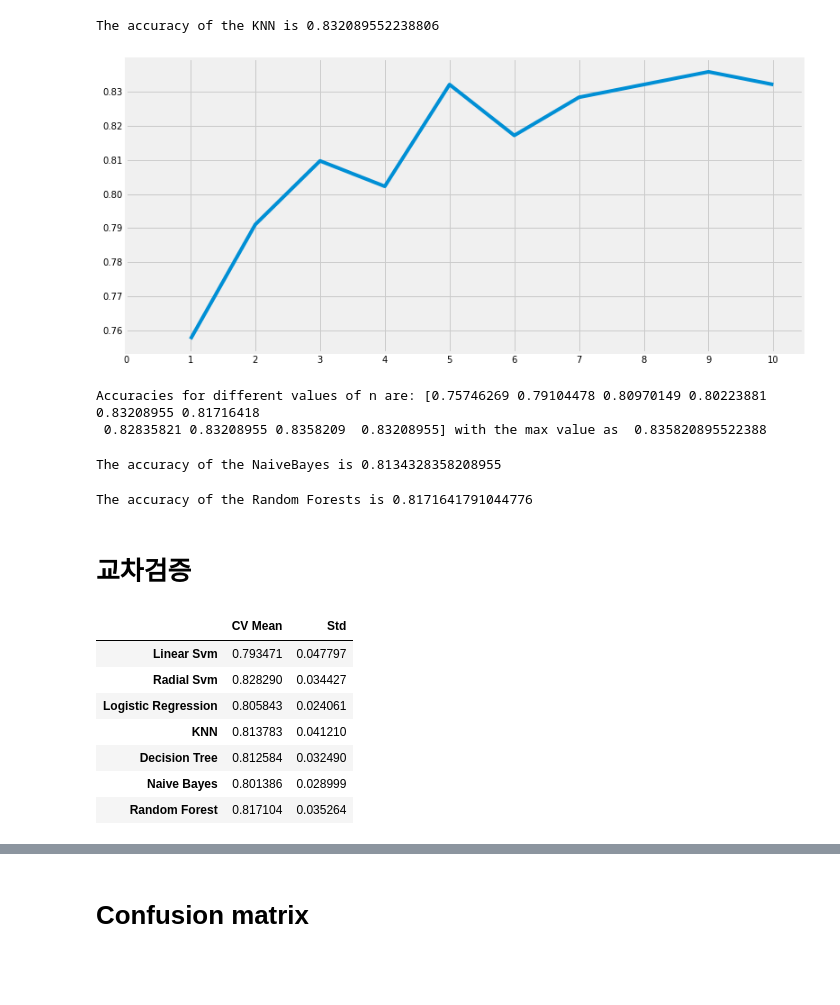
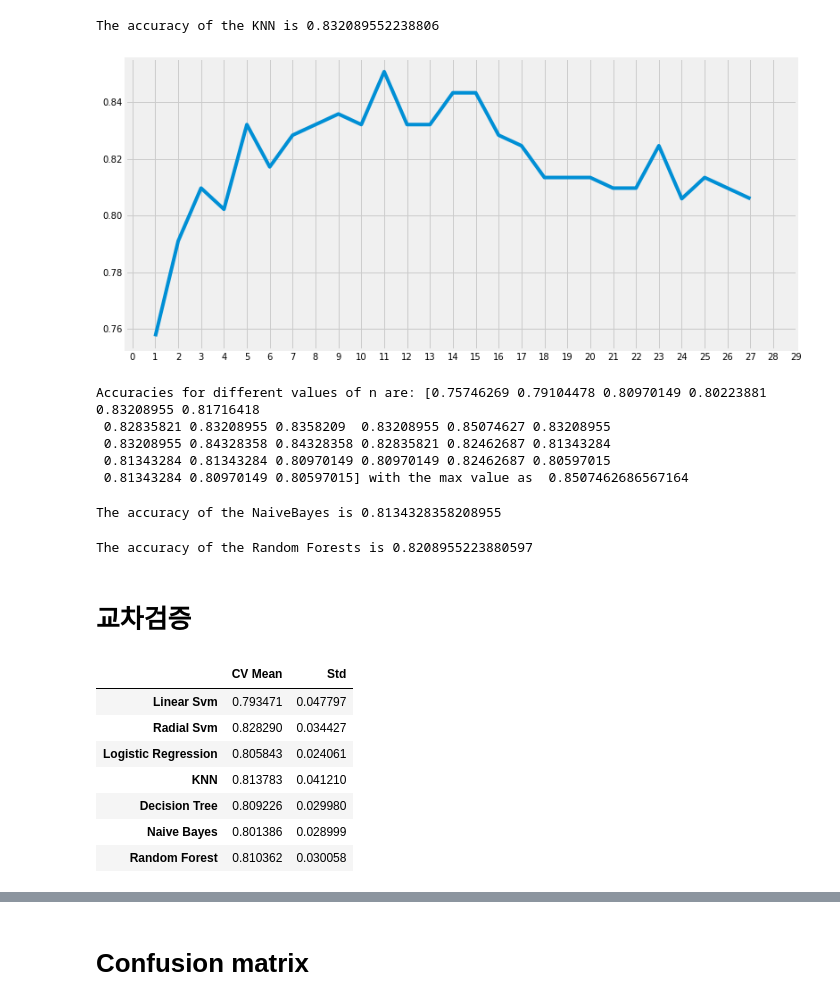
Before and after one commit to uiopqwertyu/esaa_21_1, a Jupyter notebook: 타이타닉 캐글필사.ipynb, the cells around one changed output, grey strips where cells are left out. Cells and saved outputs as stored; diff of their text form; code cells hidden in the pictures; blank space fills up the shorter version.

```diff
--- a/타이타닉 캐글필사.ipynb
+++ b/타이타닉 캐글필사.ipynb
@@ -510,24 +510,27 @@ print('The accuracy of the KNN is',metrics.accuracy_score(prediction5,test_Y))
 # %% [output]
 The accuracy of the KNN is 0.832089552238806
 # %%
-a_index=list(range(1,11))
+a_index=list(range(1,28))
 a=pd.Series()
-x=[0,1,2,3,4,5,6,7,8,9,10]
-for i in list(range(1,11)):
+x=[0,1,2,3,4,5,6,7,8,9,10,11,12,13,14,15,16,17,18,19,20,21,22,23,24,25,26,27,28,29]
+for i in list(range(1,28)):
     model=KNeighborsClassifier(n_neighbors=i)
     model.fit(train_X,train_Y)
     prediction=model.predict(test_X)
     a=a.append(pd.Series(metrics.accuracy_score(prediction,test_Y)))
 plt.plot(a_index, a)
 plt.xticks(x)
 fig=plt.gcf()
 fig.set_size_inches(12,6)
 plt.show()
 print('Accuracies for different values of n are:',a.values,'with the max value as ',a.values.max())
 # %% [output]
-[figure, old version]
+[figure, new version]
 Accuracies for different values of n are: [0.75746269 0.79104478 0.80970149 0.80223881 0.83208955 0.81716418
- 0.82835821 0.83208955 0.8358209  0.83208955] with the max value as  0.835820895522388
+ 0.82835821 0.83208955 0.8358209  0.83208955 0.85074627 0.83208955
+ 0.83208955 0.84328358 0.84328358 0.82835821 0.82462687 0.81343284
+ 0.81343284 0.81343284 0.80970149 0.80970149 0.82462687 0.80597015
+ 0.81343284 0.80970149 0.80597015] with the max value as  0.8507462686567164
 # %%
 model=GaussianNB()
 model.fit(train_X,train_Y)
@@ -541,7 +544,7 @@ model.fit(train_X,train_Y)
 prediction7=model.predict(test_X)
 print('The accuracy of the Random Forests is',metrics.accuracy_score(prediction7,test_Y))
 # %% [output]
-The accuracy of the Random Forests is 0.8171641791044776
+The accuracy of the Random Forests is 0.8208955223880597
 # %% [markdown]
 # 교차검증
 # %%
@@ -569,9 +572,9 @@ new_models_dataframe2
 | Radial Svm | 0.828290 | 0.034427 |
 | Logistic Regression | 0.805843 | 0.024061 |
 | KNN | 0.813783 | 0.041210 |
-| Decision Tree | 0.812584 | 0.032490 |
+| Decision Tree | 0.809226 | 0.029980 |
 | Naive Bayes | 0.801386 | 0.028999 |
-| Random Forest | 0.817104 | 0.035264 |
+| Random Forest | 0.810362 | 0.030058 |
 # %%
 plt.subplots(figsize=(12,6))
 box=pd.DataFrame(accuracy,index=[classifiers])
```
Also changed, not shown: parts of 31 cells of this notebook.
